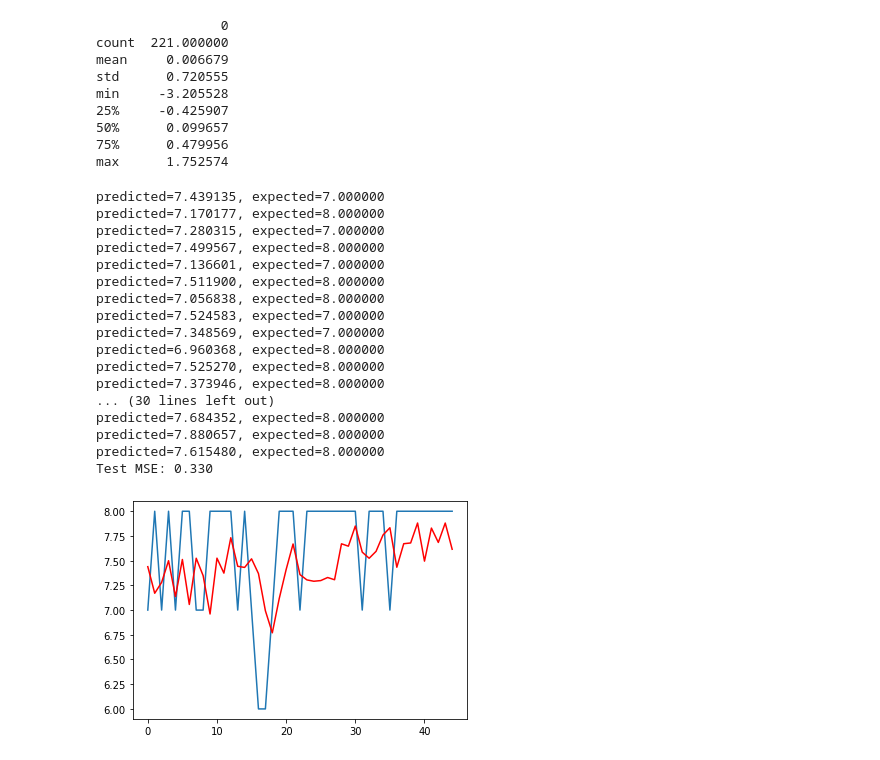
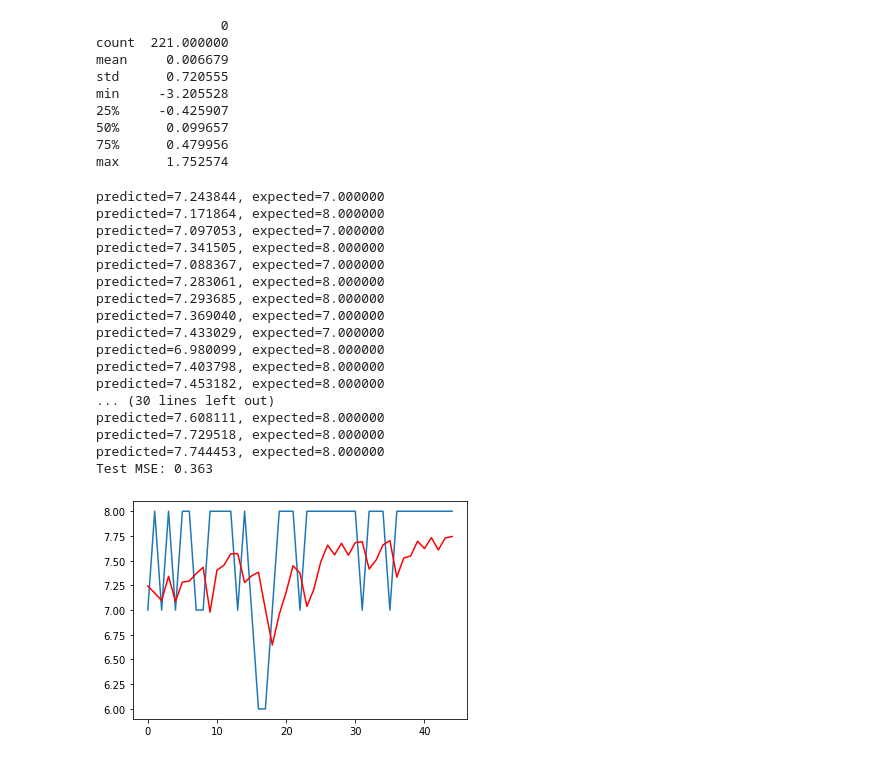
Before and after one commit to guybrush1989/DMT-Group80, a Jupyter notebook: ARIMA.ipynb, the cells around one changed output. Drawn from its saved outputs; the diff is of its cells as text; code cells hidden in the pictures.

```diff
--- a/ARIMA.ipynb
+++ b/ARIMA.ipynb
@@ -199,43 +199,43 @@ max      1.752574
 # %%
 from sklearn.metrics import mean_squared_error
 from statsmodels.tsa.arima_model import ARIMA
 
 size = int(len(moods) * 0.80)
 
 train, test = moods[0:size], moods[size:len(moods)]
 history = [x for x in train]
 predictions = list()
 for t in range(len(test)):
-    model = ARIMA(history, order=(11, 0, 1))
+    model = ARIMA(history, order=(8, 0, 0))
     model_fit = model.fit(disp=0)
     output = model_fit.forecast()
     yhat = output[0]
     predictions.append(yhat)
     obs = test[t]
     history.append(obs)
     print('predicted=%f, expected=%f' % (yhat, obs))
 error = mean_squared_error(test, predictions)
 print('Test MSE: %.3f' % error)
 # plot
 plt.plot(test)
 plt.plot(predictions, color='red')
 plt.show()
 # %% [output]
-predicted=7.439135, expected=7.000000
-predicted=7.170177, expected=8.000000
-predicted=7.280315, expected=7.000000
-predicted=7.499567, expected=8.000000
-predicted=7.136601, expected=7.000000
-predicted=7.511900, expected=8.000000
-predicted=7.056838, expected=8.000000
-predicted=7.524583, expected=7.000000
-predicted=7.348569, expected=7.000000
-predicted=6.960368, expected=8.000000
-predicted=7.525270, expected=8.000000
-predicted=7.373946, expected=8.000000
+predicted=7.243844, expected=7.000000
+predicted=7.171864, expected=8.000000
+predicted=7.097053, expected=7.000000
+predicted=7.341505, expected=8.000000
+predicted=7.088367, expected=7.000000
+predicted=7.283061, expected=8.000000
+predicted=7.293685, expected=8.000000
+predicted=7.369040, expected=7.000000
+predicted=7.433029, expected=7.000000
+predicted=6.980099, expected=8.000000
+predicted=7.403798, expected=8.000000
+predicted=7.453182, expected=8.000000
 ... (30 lines left out)
-predicted=7.684352, expected=8.000000
-predicted=7.880657, expected=8.000000
-predicted=7.615480, expected=8.000000
-Test MSE: 0.330
+predicted=7.608111, expected=8.000000
+predicted=7.729518, expected=8.000000
+predicted=7.744453, expected=8.000000
+Test MSE: 0.363
-[figure, old version]
+[figure, new version]
```
